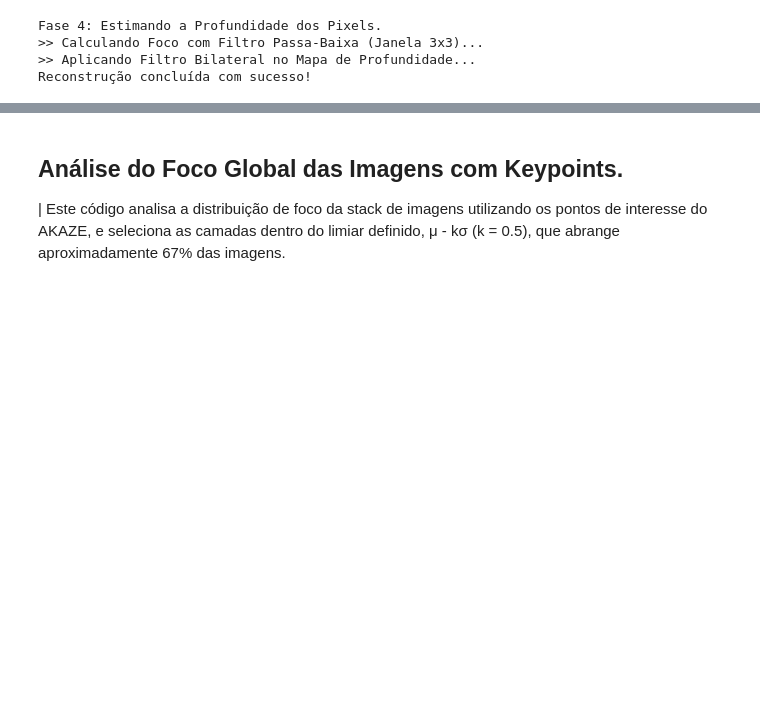
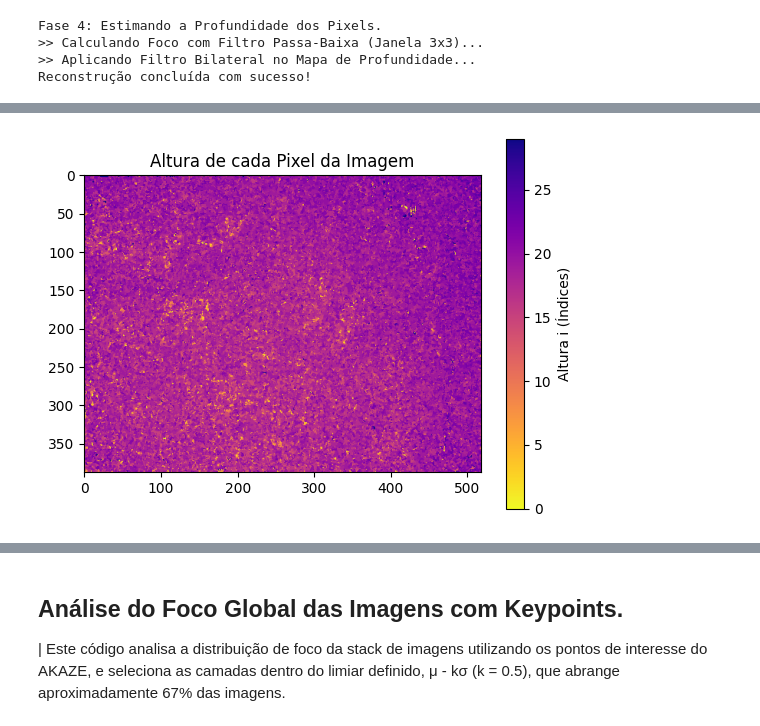
Before and after one commit to DevpGus/fotogrametria, a Jupyter notebook: codes/global_focus_analysis.ipynb, the cells around one changed output, grey strips where cells are left out. Cells and saved outputs as stored; diff of their text form; code cells hidden in the pictures; blank space fills up the shorter version.

```diff
--- a/codes/global_focus_analysis.ipynb
+++ b/codes/global_focus_analysis.ipynb
@@ -509,3 +510,10 @@ compare_filters(depth_map_raw, depth_map_final)
+# %%
+plt.imshow(index_map, cmap='plasma_r')
+plt.colorbar(label='Altura i (Índices)')
+plt.title("Altura de cada Pixel da Imagem")
+plt.show()
+# %% [output]
+[figure, added]
 # %%
 # Função de Reconstrução 3D.
 
```
Also changed, not shown: parts of 8 cells of this notebook, 12 other files.
